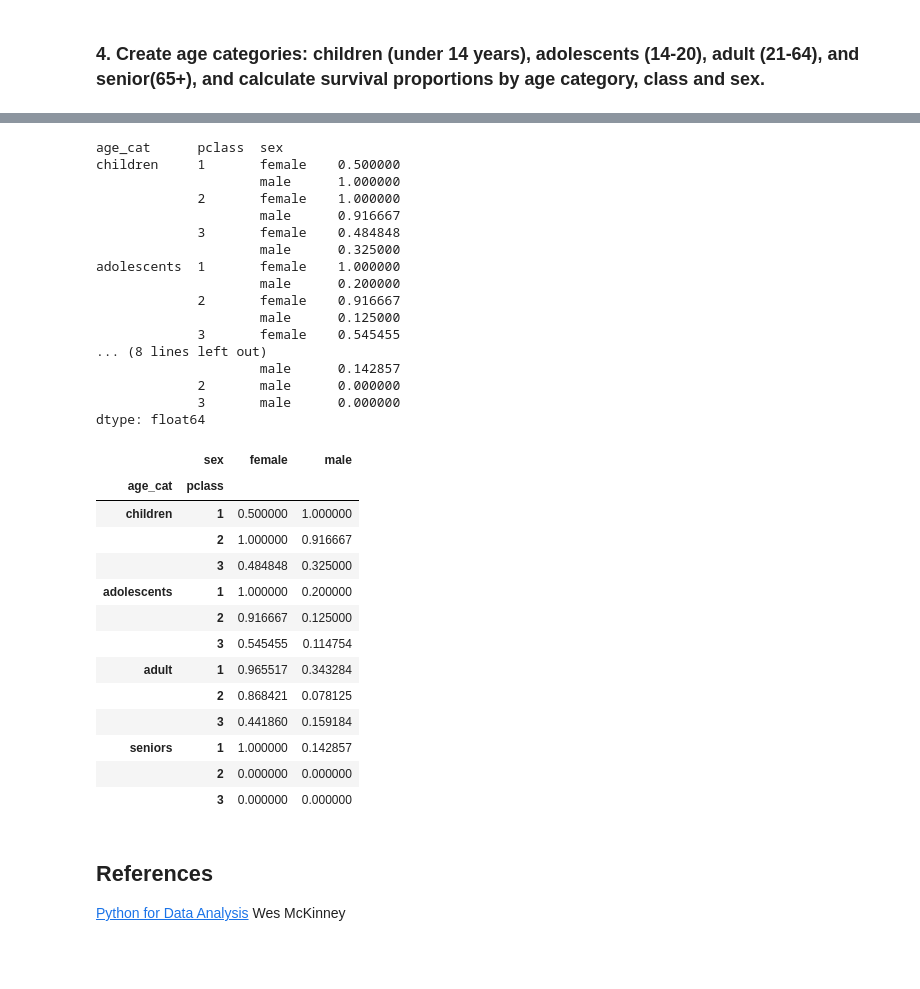
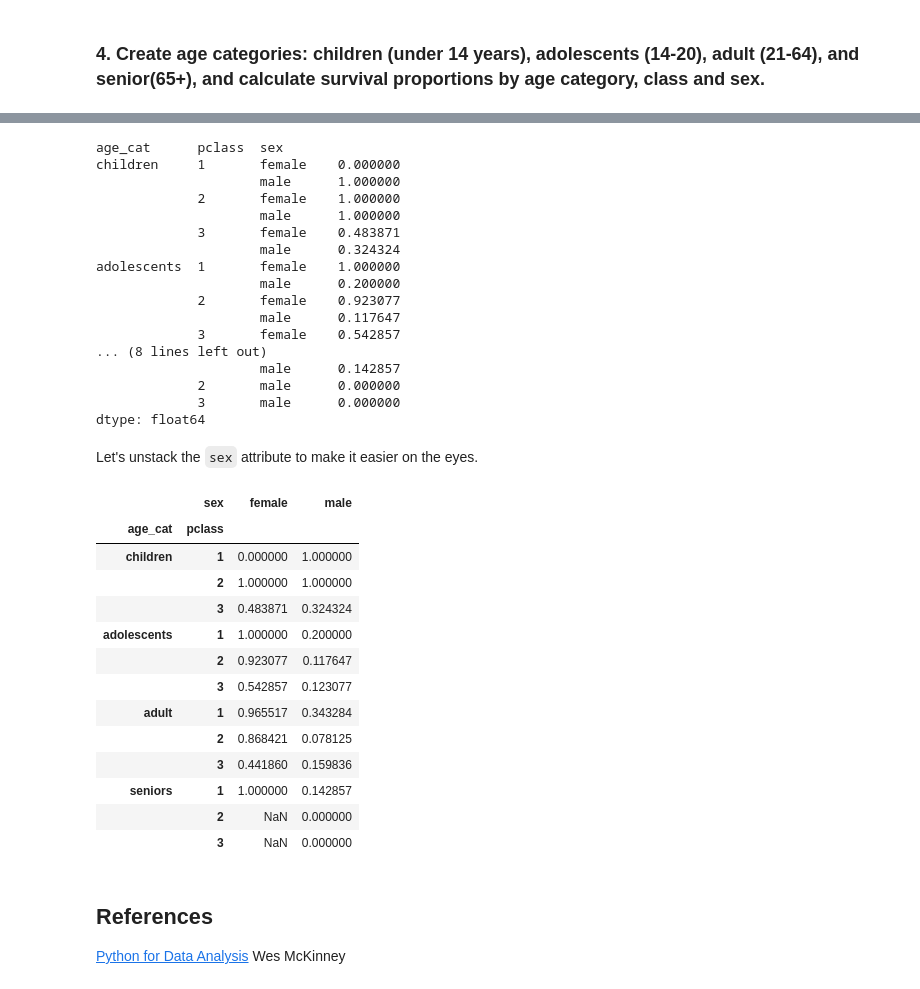
Before and after one commit to romac/ADAHomeworks, a Jupyter notebook: 01 - Pandas and Data Wrangling/Data Wrangling with Pandas.ipynb, the cells around one changed output, grey strips where cells are left out. Cells and saved outputs as stored; diff of their text form; code cells hidden in the pictures; blank space fills up the shorter version.

```diff
--- a/01 - Pandas and Data Wrangling/Data Wrangling with Pandas.ipynb
+++ b/01 - Pandas and Data Wrangling/Data Wrangling with Pandas.ipynb
@@ -1847,7 +1949,7 @@ survivors_prop_by_class_and_sex.unstack('sex').plot(kind = 'bar', title='Proport
 # %% [markdown]
 ### 4. Create age categories: children (under 14 years), adolescents (14-20), adult (21-64), and senior(65+), and calculate survival proportions by age category, class and sex.
 # %%
-categorized_by_age = pd.cut(titanic.age, [0, 14, 20, 64, 90], labels=['children','adolescents','adult','seniors'])
+categorized_by_age = pd.cut(titanic.age.dropna(), [0, 14, 21, 65, np.inf], right=False, labels=['children','adolescents','adult','seniors'])
 age_cats = pd.value_counts(categorized_by_age)
 age_cats
 # %% [output]
@@ -1859,5 +1970,5 @@ Name: age, dtype: int64
 # %%
-titanic2 = titanic.copy()
+titanic2 = titanic.copy().dropna(subset=['age'])
 titanic2['age_cat'] = categorized_by_age
 
 titanic2.sample(5)
@@ -1871,5 +1982,5 @@ titanic2.sample(5)
 # %%
-survivors_count_by_age_cat_class_and_sex = titanic2.groupby(['age_cat', 'pclass', 'sex'])['survived'].sum()
+survivors_count_by_age_cat_class_and_sex = titanic2.groupby(['age_cat', 'pclass', 'sex'])['survived'].sum().astype(int)
 survivors_count_by_age_cat_class_and_sex
 # %% [output]
 age_cat      pclass  sex
@@ -1915,17 +2026,17 @@ survivors_proportions = survivors_count_by_age_cat_class_and_sex.div(count_by_ag
 survivors_proportions
 # %% [output]
 age_cat      pclass  sex
-children     1       female    0.500000
+children     1       female    0.000000
                      male      1.000000
              2       female    1.000000
-                     male      0.916667
-             3       female    0.484848
-                     male      0.325000
+                     male      1.000000
+             3       female    0.483871
+                     male      0.324324
 adolescents  1       female    1.000000
                      male      0.200000
-             2       female    0.916667
-                     male      0.125000
-             3       female    0.545455
+             2       female    0.923077
+                     male      0.117647
+             3       female    0.542857
 ... (8 lines left out)
                      male      0.142857
              2       male      0.000000
@@ -1934,17 +2047,19 @@ dtype: float64
+# %% [markdown]
+Let's unstack the `sex` attribute to make it easier on the eyes.
 # %%
-survivors_proportions.unstack('sex').fillna(0)
+survivors_proportions.unstack('sex')
 # %% [output]
 |  | sex | female | male |
 | age_cat | pclass |  |  |
-| children | 1 | 0.500000 | 1.000000 |
-|  | 2 | 1.000000 | 0.916667 |
-|  | 3 | 0.484848 | 0.325000 |
+| children | 1 | 0.000000 | 1.000000 |
+|  | 2 | 1.000000 | 1.000000 |
+|  | 3 | 0.483871 | 0.324324 |
 | adolescents | 1 | 1.000000 | 0.200000 |
-|  | 2 | 0.916667 | 0.125000 |
-|  | 3 | 0.545455 | 0.114754 |
+|  | 2 | 0.923077 | 0.117647 |
+|  | 3 | 0.542857 | 0.123077 |
 | adult | 1 | 0.965517 | 0.343284 |
 |  | 2 | 0.868421 | 0.078125 |
-|  | 3 | 0.441860 | 0.159184 |
+|  | 3 | 0.441860 | 0.159836 |
 | seniors | 1 | 1.000000 | 0.142857 |
-|  | 2 | 0.000000 | 0.000000 |
-|  | 3 | 0.000000 | 0.000000 |
+|  | 2 | NaN | 0.000000 |
+|  | 3 | NaN | 0.000000 |
```
Also changed, not shown: parts of 45 cells of this notebook.
